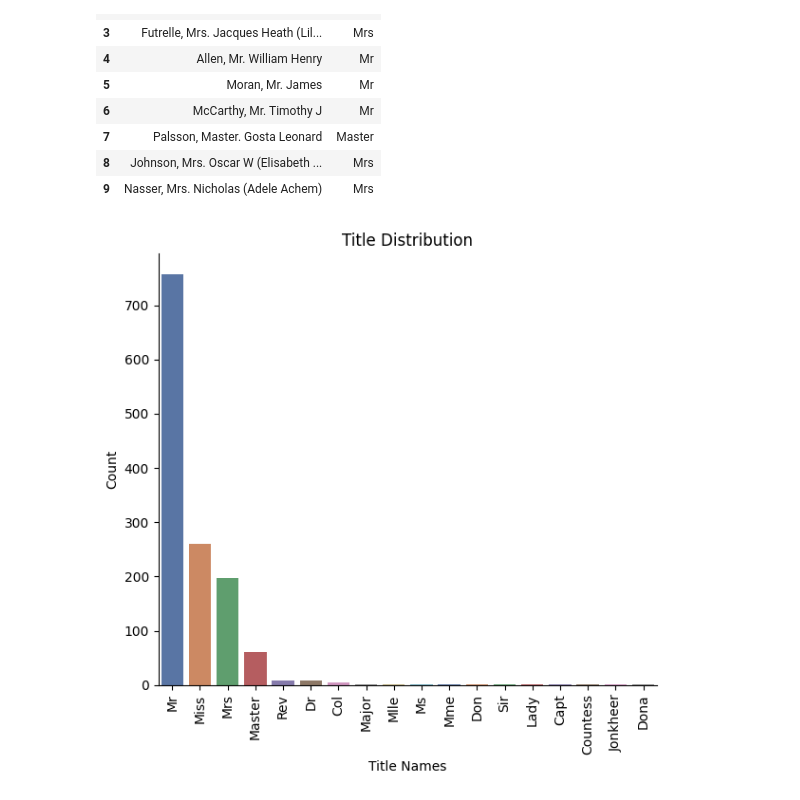
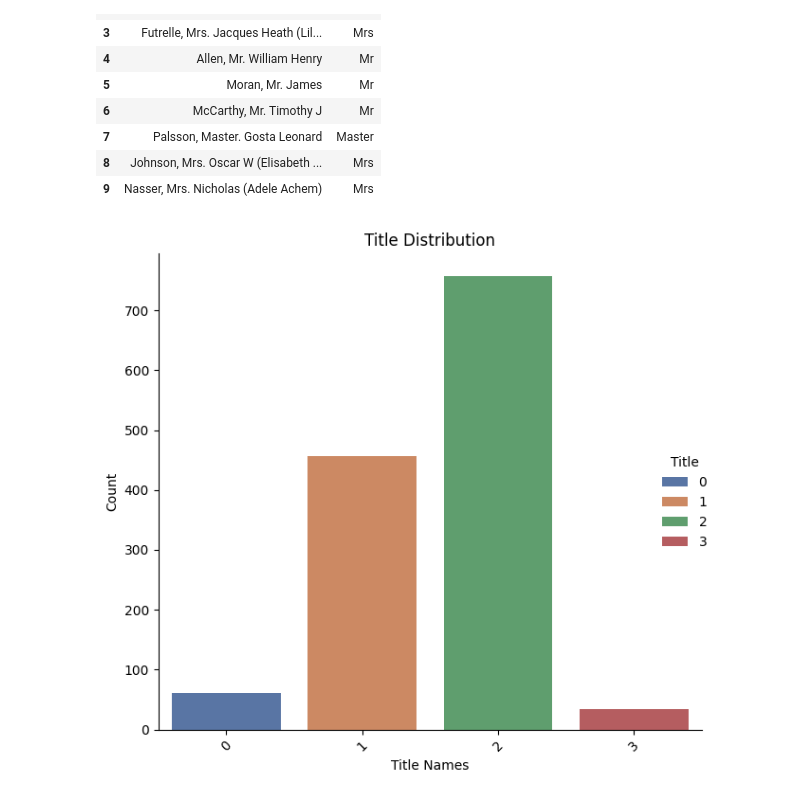
Before and after one commit to MertHasanAslan/titanic_ml, a Jupyter notebook: src/titanic_ml.ipynb, the cells around one changed output. Drawn from its saved outputs; the diff is of its cells as text; code cells hidden in the pictures.

Commit message:
Feature Engineering Title Done

```diff
--- a/src/titanic_ml.ipynb
+++ b/src/titanic_ml.ipynb
@@ -614,19 +614,22 @@ full_df[["Name", "Title"]].head(10)
 | 7 | Palsson, Master. Gosta Leonard | Master |
 | 8 | Johnson, Mrs. Oscar W (Elisabeth ... | Mrs |
 | 9 | Nasser, Mrs. Nicholas (Adele Achem) | Mrs |
+# %%
+full_df["Title"] = full_df["Title"].replace(["Lady", "Countess", "Capt", "Col", "Don", "Dr", "Major", "Rev", "Sir", "Dona", "Jonkheer", "Ms", "Mlle", "Mme"], "Other")
+full_df["Title"] = [0 if i=="Master" else 1 if (i == "Miss" or i == "Mrs")  else 2 if i =="Mr" else 3 for i in full_df["Title"]]
 # %%
 title_counts = full_df["Title"].value_counts().reset_index()
 title_counts.columns = ["Title", "Count"]
 
-sns.catplot(data=title_counts, x="Title", y="Count", kind="bar", height=6, hue="Title", palette="deep").add_legend()
+sns.catplot(data=title_counts, x="Title", y="Count", kind="bar", height=6, hue="Title", palette="deep")
 plt.title("Title Distribution")
 plt.xlabel("Title Names")
 plt.ylabel("Count")
-plt.xticks(rotation=90)
+plt.xticks(rotation=45)
 plt.tight_layout()
 plt.show()
 # %% [output]
-[figure, old version]
+[figure, new version]
 # %%
 plt.figure(figsize=(6.5, 6.0))
 sns.countplot(data=full_df, x="Title", hue="Title", palette="deep")
```
Also changed, not shown: parts of 2 cells of this notebook.
